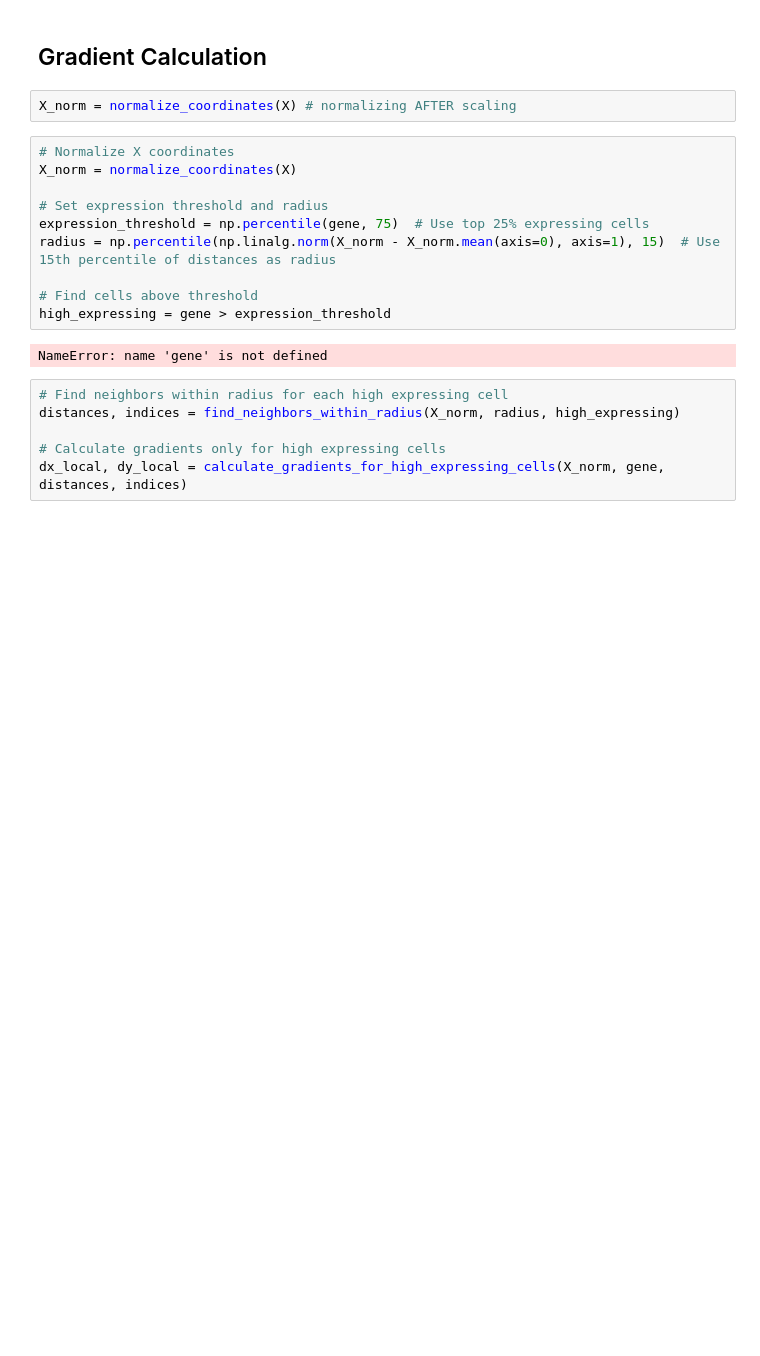
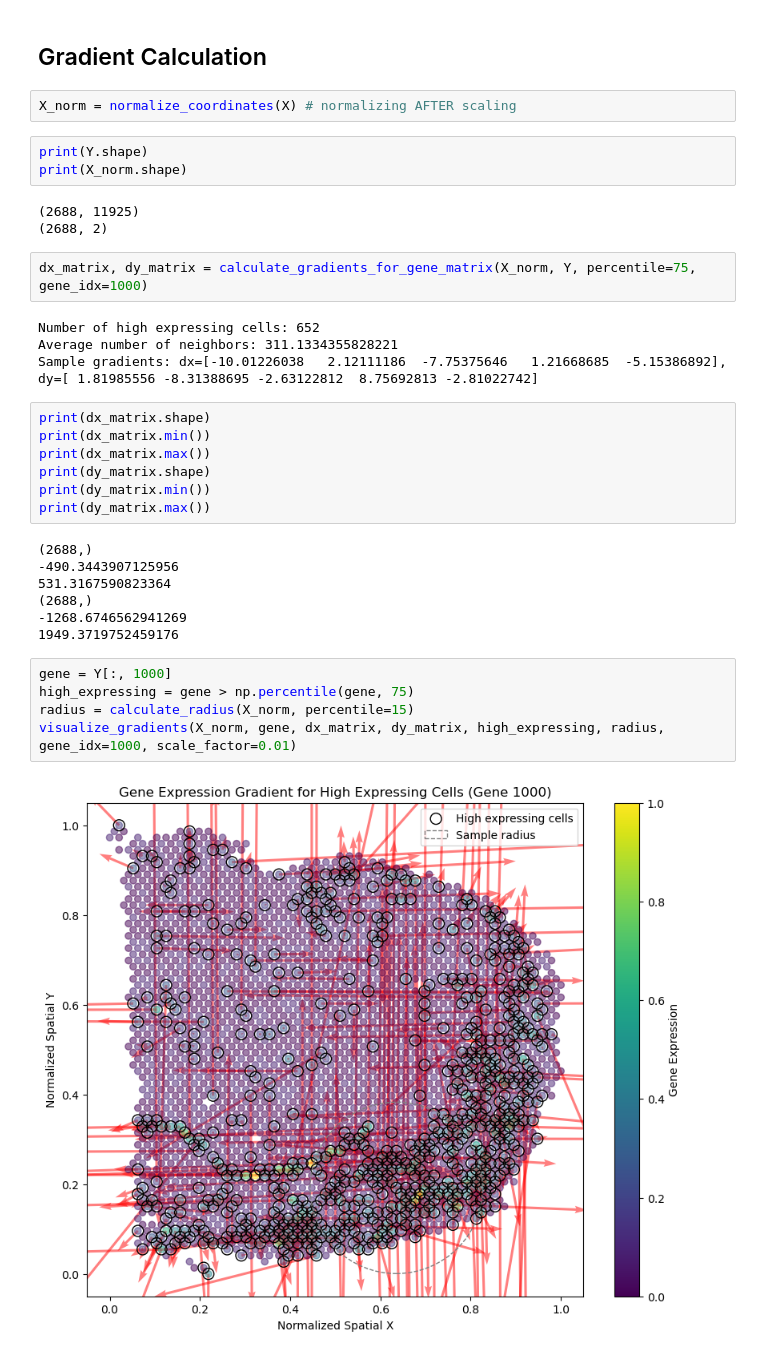
Before and after one commit to Priyankas007/spatial_gradients, a Jupyter notebook: notebooks/visium_gradients.ipynb, the cells around one changed output. Cells and saved outputs as stored; diff of their text form; blank space fills up the shorter version.

```diff
--- a/notebooks/visium_gradients.ipynb
+++ b/notebooks/visium_gradients.ipynb
@@ -93,21 +94,36 @@ exp.plot_factors(np.exp(factors_ordered).T, X, moran_idx=None, size=2, s=1.5, al
 ## Gradient Calculation
 # %%
 X_norm = normalize_coordinates(X) # normalizing AFTER scaling
+# %%
+print(Y.shape)
+print(X_norm.shape)
+# %% [output]
+(2688, 11925)
+(2688, 2)
 # %%
-# Normalize X coordinates
-X_norm = normalize_coordinates(X)
-
-# Set expression threshold and radius
-expression_threshold = np.percentile(gene, 75)  # Use top 25% expressing cells
-radius = np.percentile(np.linalg.norm(X_norm - X_norm.mean(axis=0), axis=1), 15)  # Use 15th percentile of distances as radius
-
-# Find cells above threshold
-high_expressing = gene > expression_threshold
+dx_matrix, dy_matrix = calculate_gradients_for_gene_matrix(X_norm, Y, percentile=75, gene_idx=1000)
 # %% [output]
-NameError: name 'gene' is not defined
+Number of high expressing cells: 652
+Average number of neighbors: 311.1334355828221
+Sample gradients: dx=[-10.01226038   2.12111186  -7.75375646   1.21668685  -5.15386892], dy=[ 1.81985556 -8.31388695 -2.63122812  8.75692813 -2.81022742]
 # %%
-# Find neighbors within radius for each high expressing cell
-distances, indices = find_neighbors_within_radius(X_norm, radius, high_expressing)
-
-# Calculate gradients only for high expressing cells
-dx_local, dy_local = calculate_gradients_for_high_expressing_cells(X_norm, gene, distances, indices)
+print(dx_matrix.shape)
+print(dx_matrix.min())
+print(dx_matrix.max())
+print(dy_matrix.shape)
+print(dy_matrix.min())
+print(dy_matrix.max())
+# %% [output]
+(2688,)
+-490.3443907125956
+531.3167590823364
+(2688,)
+-1268.6746562941269
+1949.3719752459176
+# %%
+gene = Y[:, 1000]
+high_expressing = gene > np.percentile(gene, 75)
+radius = calculate_radius(X_norm, percentile=15)
+visualize_gradients(X_norm, gene, dx_matrix, dy_matrix, high_expressing, radius, gene_idx=1000, scale_factor=0.01)
+# %% [output]
+[figure, added]
```
Also changed, not shown: parts of 3 cells of this notebook.
